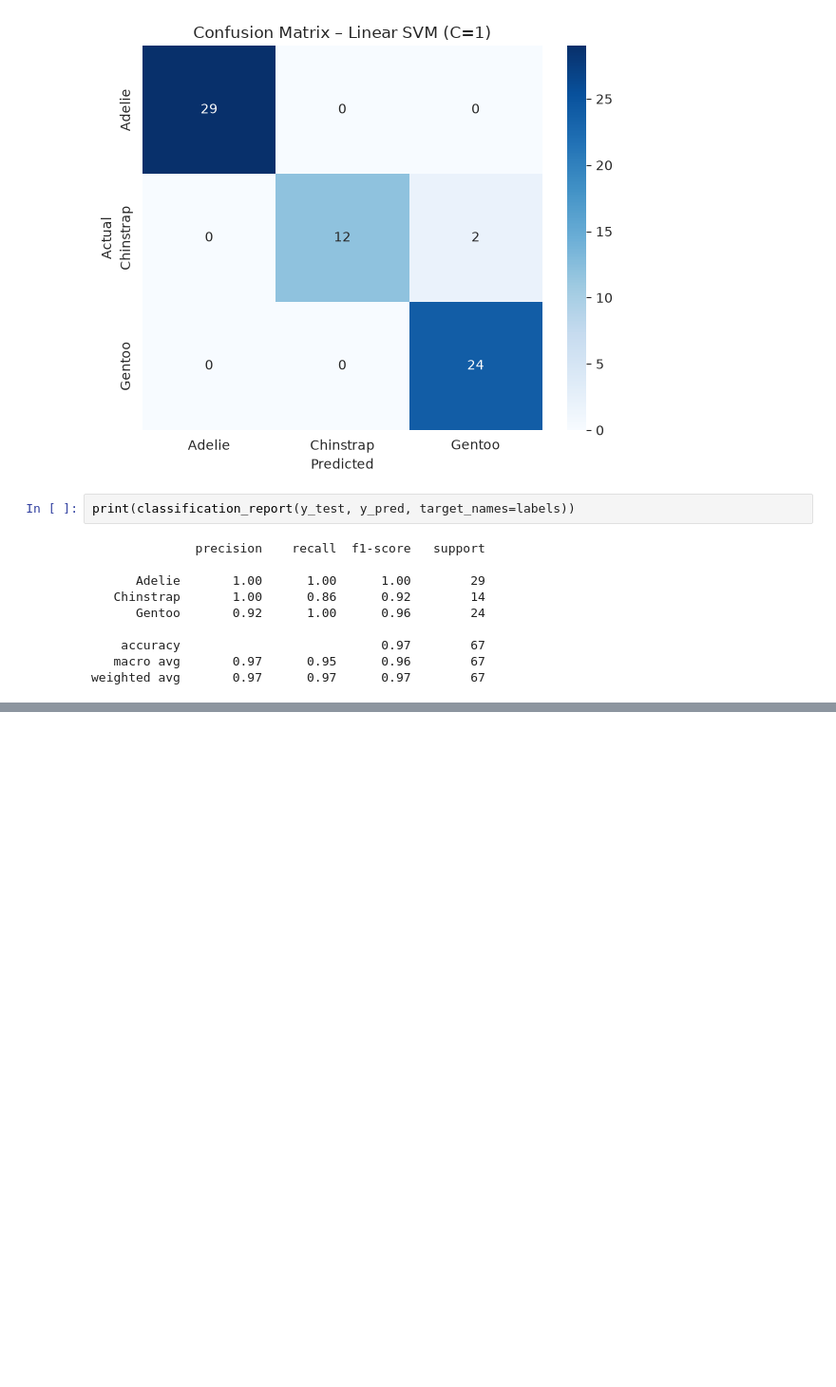
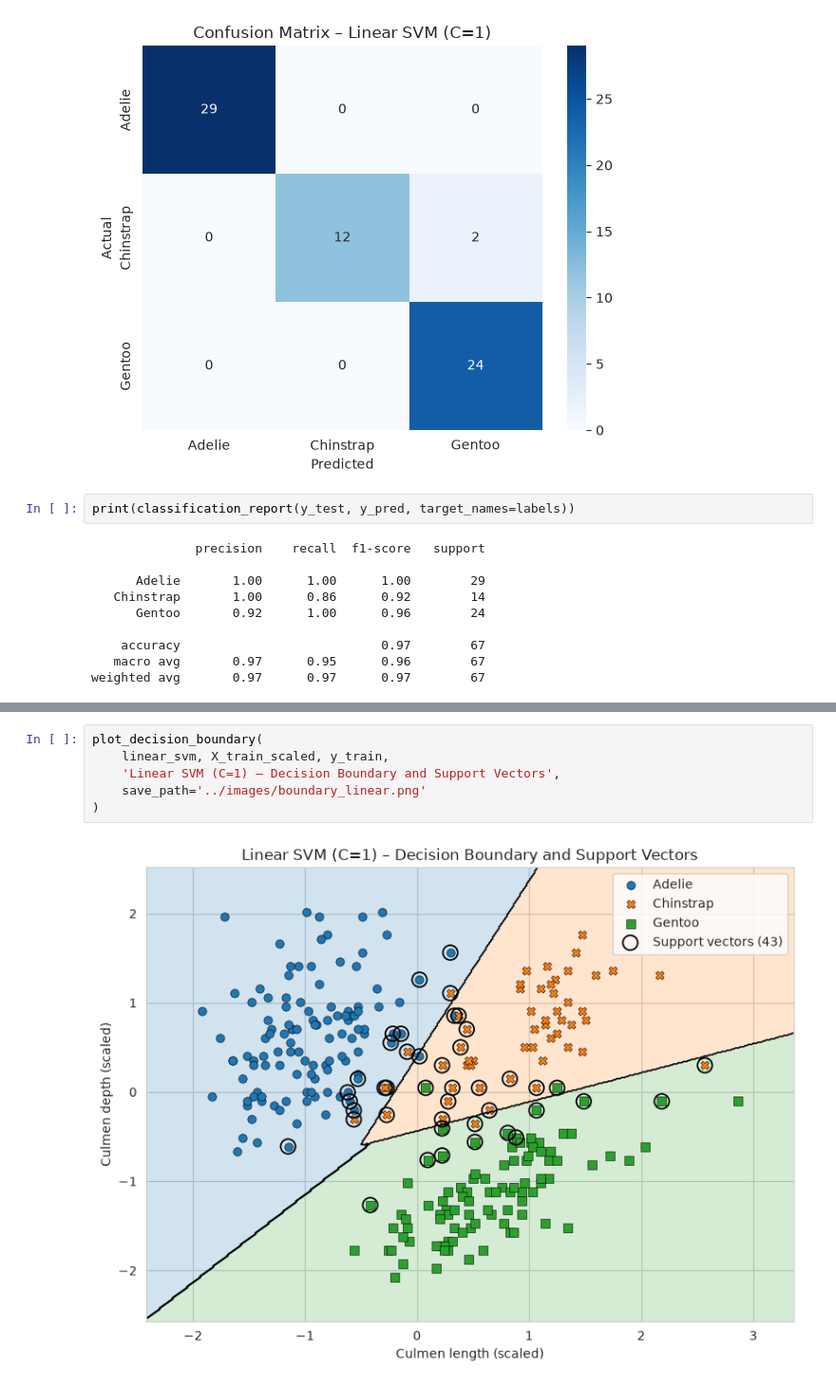
Before and after one commit to zainnm30/penguin-svm-classification, a Jupyter notebook: notebooks/penguin_svm.ipynb, the cells around one changed output, grey strips where cells are left out. Shown at 95% size. Saved outputs shown, nothing was run; the diff lists cells and outputs as text; blank space fills up the shorter version.

Commit message:
Task 7: linear SVM decision boundary and support vectors

```diff
--- a/notebooks/penguin_svm.ipynb
+++ b/notebooks/penguin_svm.ipynb
@@ -266,0 +309,8 @@ weighted avg       0.97      0.97      0.97        67
+# %%
+plot_decision_boundary(
+    linear_svm, X_train_scaled, y_train,
+    'Linear SVM (C=1) – Decision Boundary and Support Vectors',
+    save_path='../images/boundary_linear.png'
+)
+# %% [output]
+[figure, added]
```
Also changed, not shown: parts of 4 cells of this notebook, 3 other files.
